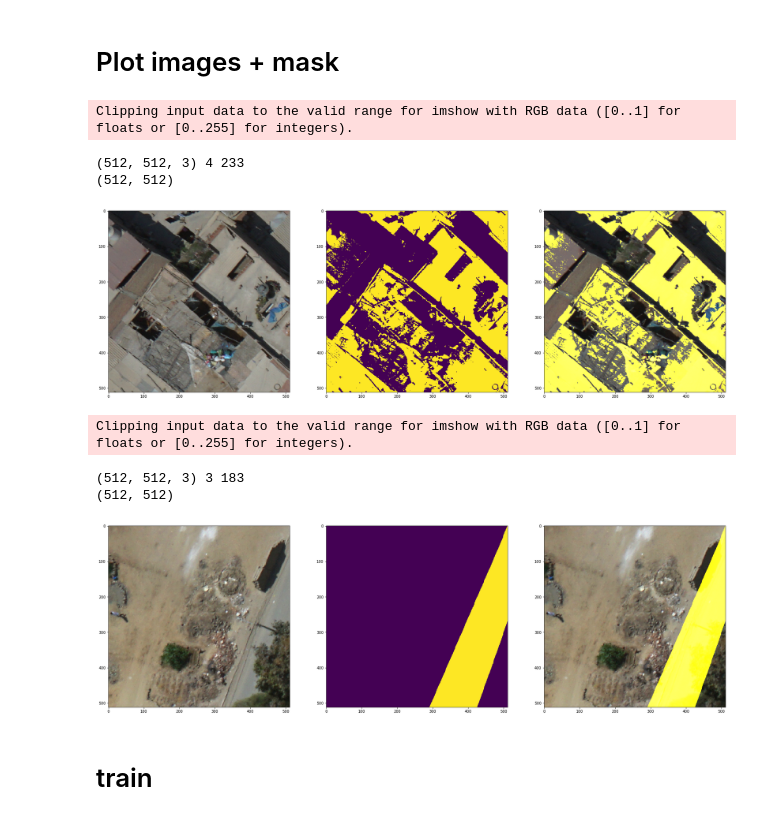
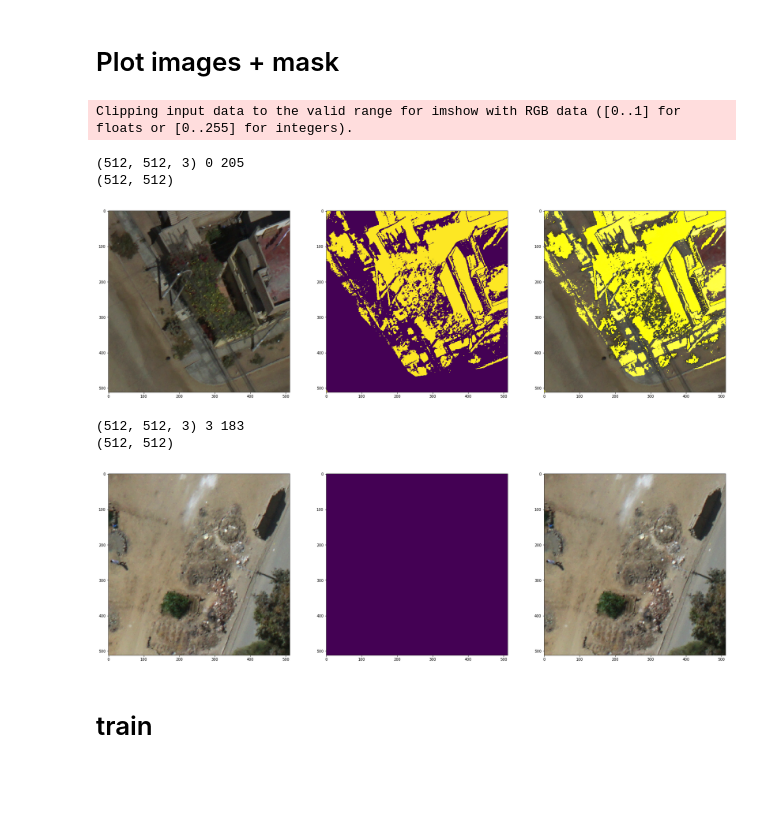
Before and after one commit to jesseniagonzalezv/segmentation_mapping, a Jupyter notebook: Notebook.ipynb, the cells around one changed output. Saved outputs shown, nothing was run; the diff lists cells and outputs as text; code cells hidden in the pictures; blank space fills up the shorter version.

Commit message:
Masks to one-hot
Changed RGB channels to one-hot encoding

```diff
--- a/Notebook.ipynb
+++ b/Notebook.ipynb
@@ -172,6 +172,9 @@ dataset/test_512/images
 # %% [markdown]
 # Plot  images + mask
 # %%
+from skimage.color import rgb2gray
+import torch
+
 def mask_overlay(image, mask, color=(15, 15, 0)):
     """
     Helper function to visualize mask over the img
@@ -193,13 +196,30 @@ def plot_img_mask(img_path):
 
     img2 = (img[:,:,:3].astype(np.float32))/np.max(img)
     #inp = (img*255).astype(np.uint8)
-    mask = np.load(str(img_path).replace('images', 'masks').replace(r'.npy', r'_a.npy'), 0).transpose(1,2,0)
+    mask = np.load(str(img_path).replace('images', 'masks').replace(r'.npy', r'_a.npy'),0).transpose(1,2,0)
+
+    #Converting mask to one hot encoding
+    maskgrey = rgb2gray(mask)
+    #Constant values for grey mask's classes (terrain,structures,roads)
+    unique = [0.15043333333333334,0.5098819607843137,0.8802066666666667]
+
+    #Getting 1 channel index array
+    count = 0
+    for v in unique:
+        maskgrey[maskgrey==v]=count
+        count+=1
+
+    #Converting index array to one hot
+    maskgrey = maskgrey.astype(np.int64)
+    maskgrey = torch.nn.functional.one_hot(torch.from_numpy(maskgrey),num_classes=3)
+    maskgrey = maskgrey.numpy()
 
     #mask=mask.reshape(mask.shape[1],-1)
-    mask = (mask[:,:,1]> 0).astype(np.uint8)  #np .max(mask, axis=2)  #convert of 3 channel to 1 channel
+    #mask = (mask[:,:,1]>0).astype(np.uint8)  #np .max(mask, axis=2)  #convert of 3 channel to 1 channel
+    #Converting 3 channel to one channel
+    mask = maskgrey[:,:,1]
     #mask=(mask > 0).astype(np.uint8)
     #mask=(mask > 0).astype(np.float32)
-
 
     fig = plt.figure(figsize=(30, 30))
     plt.subplots_adjust(hspace=0.2, wspace=0.2)
@@ -211,21 +231,20 @@ def plot_img_mask(img_path):
     ax3=plt.subplot(133)
     ax3.imshow(mask_overlay(img2, mask))
 # %%
-img_path ="dataset/data_512/images/3_512-1024.npy"
+img_path ="dataset/data_512/images/20_4096-0.npy"
 plot_img_mask(img_path)
 # %% [output]
 Clipping input data to the valid range for imshow with RGB data ([0..1] for floats or [0..255] for integers).
-(512, 512, 3) 4 233
+(512, 512, 3) 0 205
 (512, 512)
-[figure, old version]
+[figure, new version]
 # %%
 img_path ="dataset/data_512/images/2_512-1024.npy"
 plot_img_mask(img_path)
 # %% [output]
-Clipping input data to the valid range for imshow with RGB data ([0..1] for floats or [0..255] for integers).
+(512, 512, 3) 3 183
+(512, 512)
-(512, 512, 3) 3 183
-(512, 512)
-[figure, old version]
+[figure, new version]
 # %% [markdown]
 # train
 # %%
```
Also changed, not shown: parts of 4 cells of this notebook, 3 other files.
